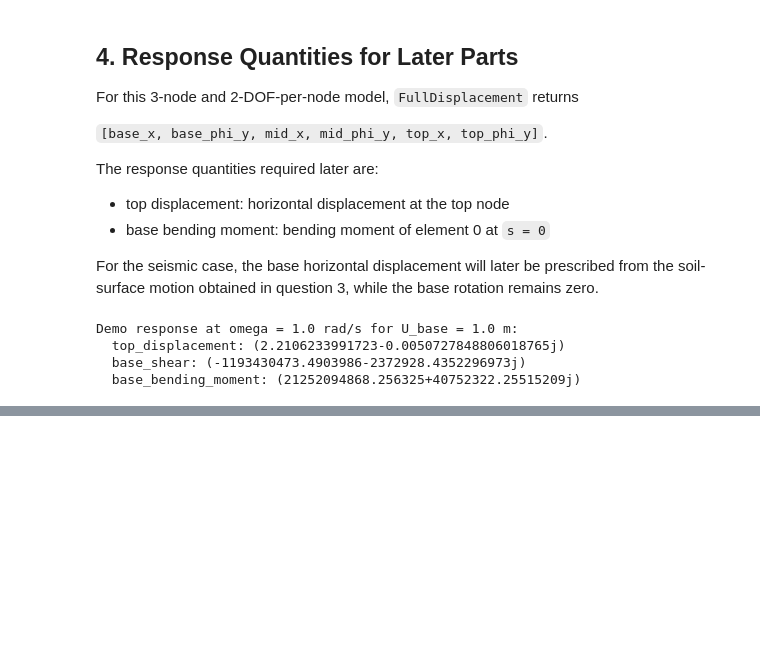
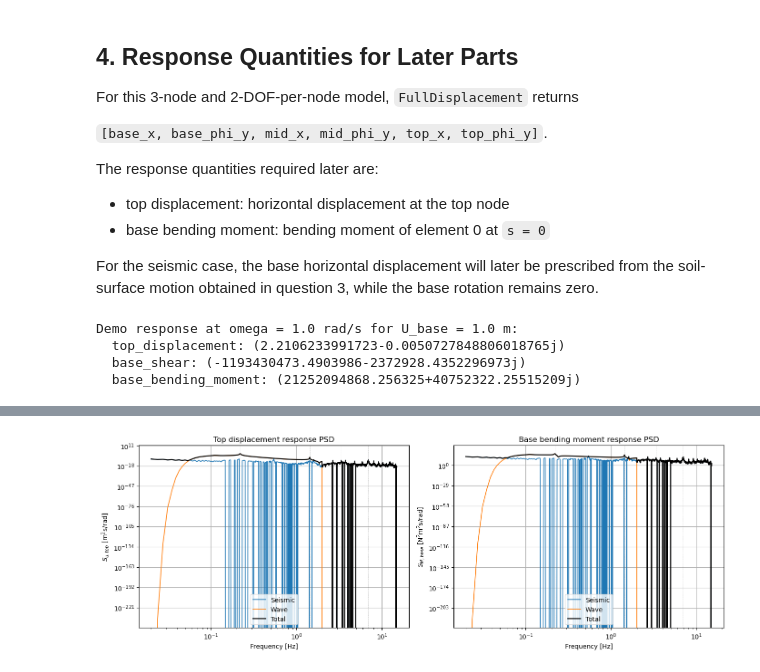
Before and after one commit to josems06-crypto/CIEM5220_Earthquakes, a Jupyter notebook: JM_part_4.ipynb, the cells around one changed output, grey strips where cells are left out. Drawn from its saved outputs; the diff is of its cells as text; code cells hidden in the pictures; blank space fills up the shorter version.

```diff
--- a/JM_part_4.ipynb
+++ b/JM_part_4.ipynb
@@ -407,0 +698,33 @@ Demo response at omega = 1.0 rad/s for U_base = 1.0 m:
+# %%
+S_u_top_wave_on_seismic_grid = np.interp(omega_seismic, omega_wave, S_u_top_wave, left=0.0, right=0.0)
+S_M_base_wave_on_seismic_grid = np.interp(omega_seismic, omega_wave, S_M_base_wave, left=0.0, right=0.0)
+
+S_u_top_total = S_u_top_seismic + S_u_top_wave_on_seismic_grid
+S_M_base_total = S_M_base_seismic + S_M_base_wave_on_seismic_grid
+
+fig, axes = plt.subplots(1, 2, figsize=(14, 5), sharex=True)
+
+axes[0].loglog(f_seismic, S_u_top_seismic, label="Seismic", lw=1.2)
+axes[0].loglog(f_seismic, S_u_top_wave_on_seismic_grid, label="Wave", lw=1.2)
+axes[0].loglog(f_seismic, S_u_top_total, label="Total", lw=1.6, color="black")
+axes[0].set_xlabel("Frequency [Hz]")
+axes[0].set_ylabel(r"$S_{u,top}$ [m$^2$s/rad]")
+axes[0].set_title("Top displacement response PSD")
+axes[0].legend()
+
+axes[1].loglog(f_seismic, S_M_base_seismic, label="Seismic", lw=1.2)
+axes[1].loglog(f_seismic, S_M_base_wave_on_seismic_grid, label="Wave", lw=1.2)
+axes[1].loglog(f_seismic, S_M_base_total, label="Total", lw=1.6, color="black")
+axes[1].set_xlabel("Frequency [Hz]")
+axes[1].set_ylabel(r"$S_{M,base}$ [N$^2$m$^2$s/rad]")
+axes[1].set_title("Base bending moment response PSD")
+axes[1].legend()
+
+for ax in axes:
+    for freq_i in f_n:
+        ax.axvline(freq_i, color="gray", lw=0.6, ls="--", alpha=0.35)
+
+plt.tight_layout()
+plt.show()
+# %% [output]
+[figure, added]
```
Also changed, not shown: parts of 10 cells of this notebook, 2 other files.
